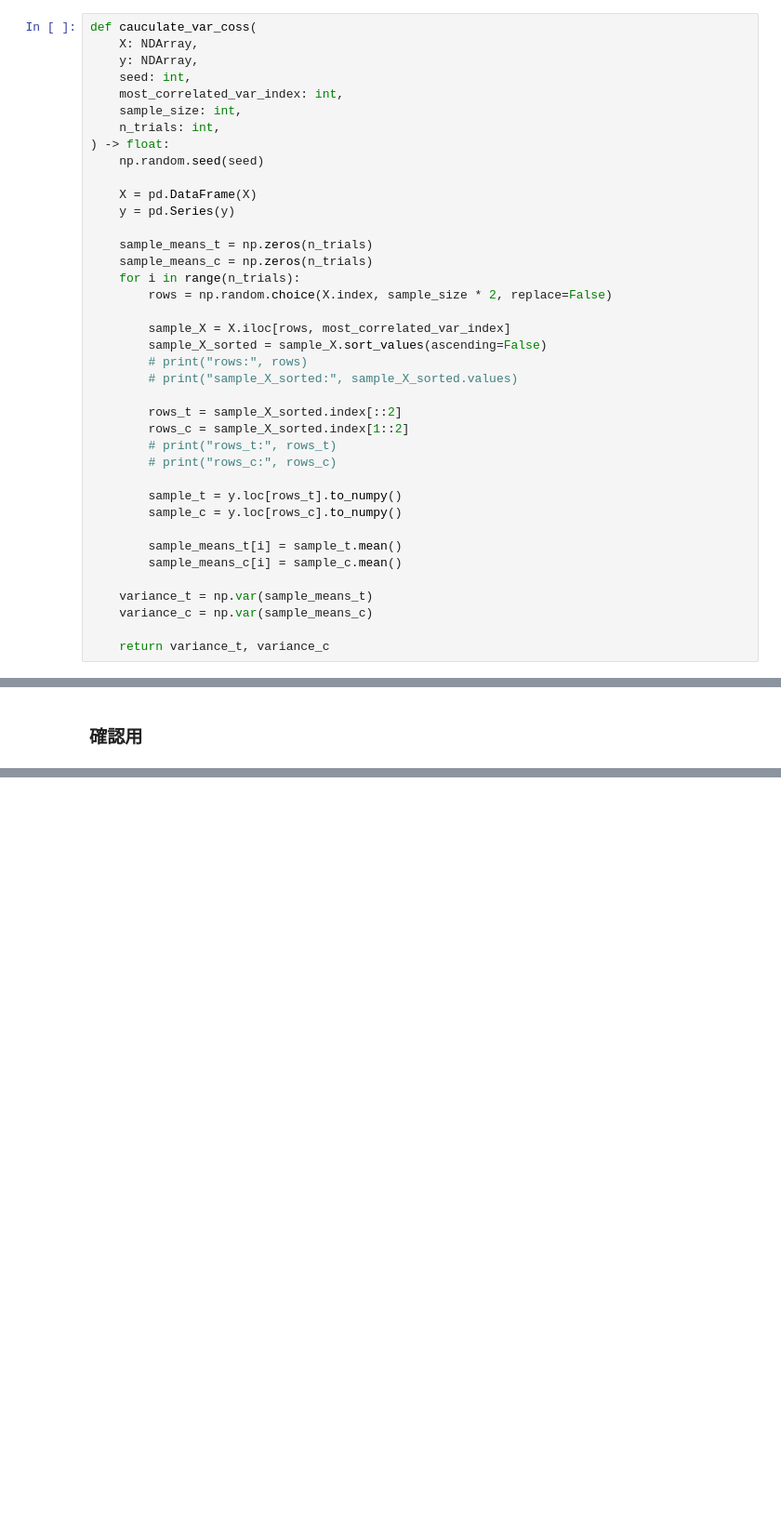
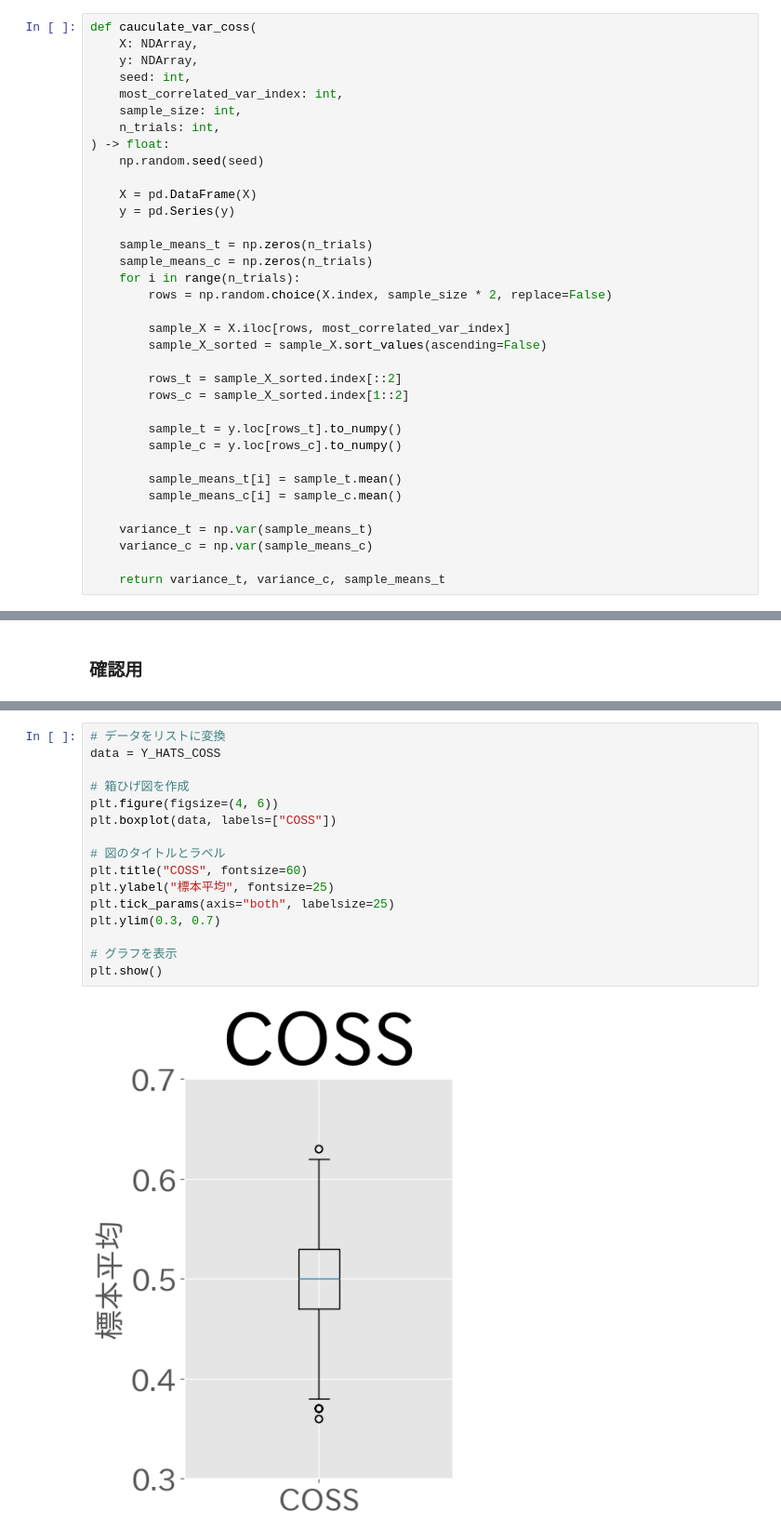
Before and after one commit to Monketu/ABtesting, a Jupyter notebook: notebook/CUPEDとCOSS_Criteo.ipynb, the cells around one changed output, grey strips where cells are left out. Shown at 93% size. Saved outputs shown, nothing was run; the diff lists cells and outputs as text; blank space fills up the shorter version.

```diff
--- a/notebook/CUPEDとCOSS_Criteo.ipynb
+++ b/notebook/CUPEDとCOSS_Criteo.ipynb
@@ -177,13 +180,9 @@ def cauculate_var_coss(
 
         sample_X = X.iloc[rows, most_correlated_var_index]
         sample_X_sorted = sample_X.sort_values(ascending=False)
-        # print("rows:", rows)
-        # print("sample_X_sorted:", sample_X_sorted.values)
 
         rows_t = sample_X_sorted.index[::2]
         rows_c = sample_X_sorted.index[1::2]
-        # print("rows_t:", rows_t)
-        # print("rows_c:", rows_c)
 
         sample_t = y.loc[rows_t].to_numpy()
         sample_c = y.loc[rows_c].to_numpy()
@@ -194,7 +193,7 @@ def cauculate_var_coss(
     variance_t = np.var(sample_means_t)
     variance_c = np.var(sample_means_c)
 
-    return variance_t, variance_c
+    return variance_t, variance_c, sample_means_t
 # %% [markdown]
 ----------------
 # 7. 評価
@@ -275,3 +288,21 @@ var_random_test = 1.9380202359e-06
+# %%
+# データをリストに変換
+data = Y_HATS_COSS
+
+# 箱ひげ図を作成
+plt.figure(figsize=(4, 6))
+plt.boxplot(data, labels=["COSS"])
+
+# 図のタイトルとラベル
+plt.title("COSS", fontsize=60)
+plt.ylabel("標本平均", fontsize=25)
+plt.tick_params(axis="both", labelsize=25)
+plt.ylim(0.3, 0.7)
+
+# グラフを表示
+plt.show()
+# %% [output]
+[figure, added]
 # %%
 # CUPED の分散削減率
 reduction_rate_cuped = (1 - var_cuped_test / VAR_RANDOM_TEST) * 100
```
Also changed, not shown: parts of 11 cells of this notebook, 3 other files.
